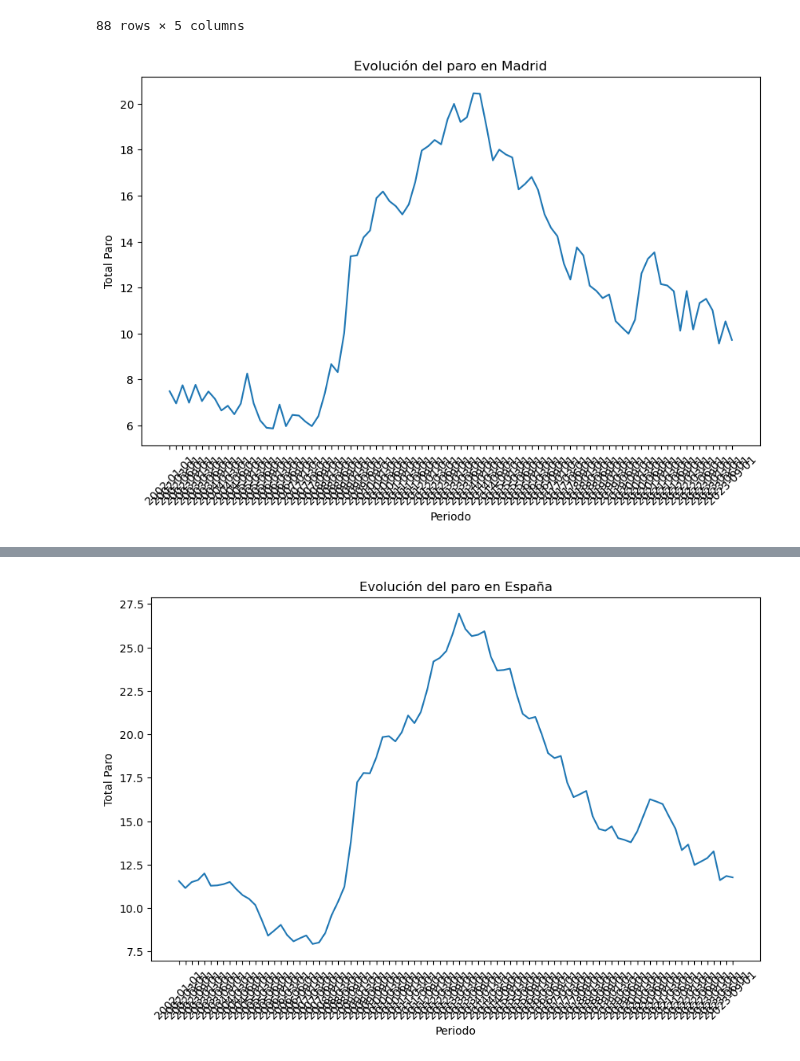
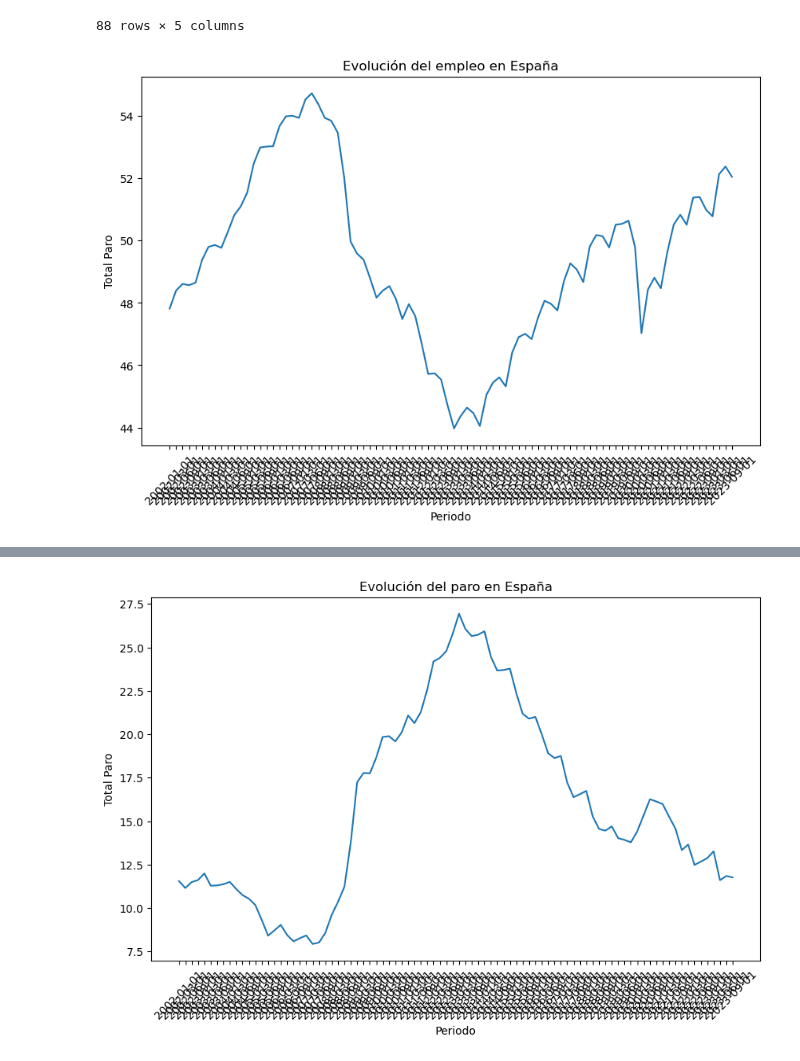
Before and after one commit to Gbau11/Empleo-Espa-a, a Jupyter notebook: code/paro_actividad.ipynb, the cells around one changed output, grey strips where cells are left out. Cells and saved outputs as stored; diff of their text form; code cells hidden in the pictures.

```diff
--- a/code/paro_actividad.ipynb
+++ b/code/paro_actividad.ipynb
@@ -189,18 +189,18 @@ empl_mad
 # %%
 import matplotlib.pyplot as plt
 
 # Suponiendo que 'paro_mad' es el DataFrame y 'Periodo' y 'Total' son las columnas de interés
 plt.figure(figsize=(10, 6))  # Definir el tamaño del gráfico
-plt.plot(paro_mad['Periodo'], paro_mad['Total'])  # Crear el gráfico de línea
+plt.plot(empl_nac['Periodo'], empl_nac['Total'])  # Crear el gráfico de línea
 
 # Añadir etiquetas
-plt.title('Evolución del paro en Madrid')  # Título del gráfico
+plt.title('Evolución del empleo en España')  # Título del gráfico
 plt.xlabel('Periodo')  # Etiqueta del eje x
 plt.ylabel('Total Paro')  # Etiqueta del eje y
 
 plt.xticks(rotation=45)  # Rotar las etiquetas del eje x para mejorar la legibilidad
 
 # Mostrar el gráfico
 plt.show()
 # %% [output]
-[figure, old version]
+[figure, new version]
```
Also changed, not shown: parts of 8 cells of this notebook, 1 other file.
